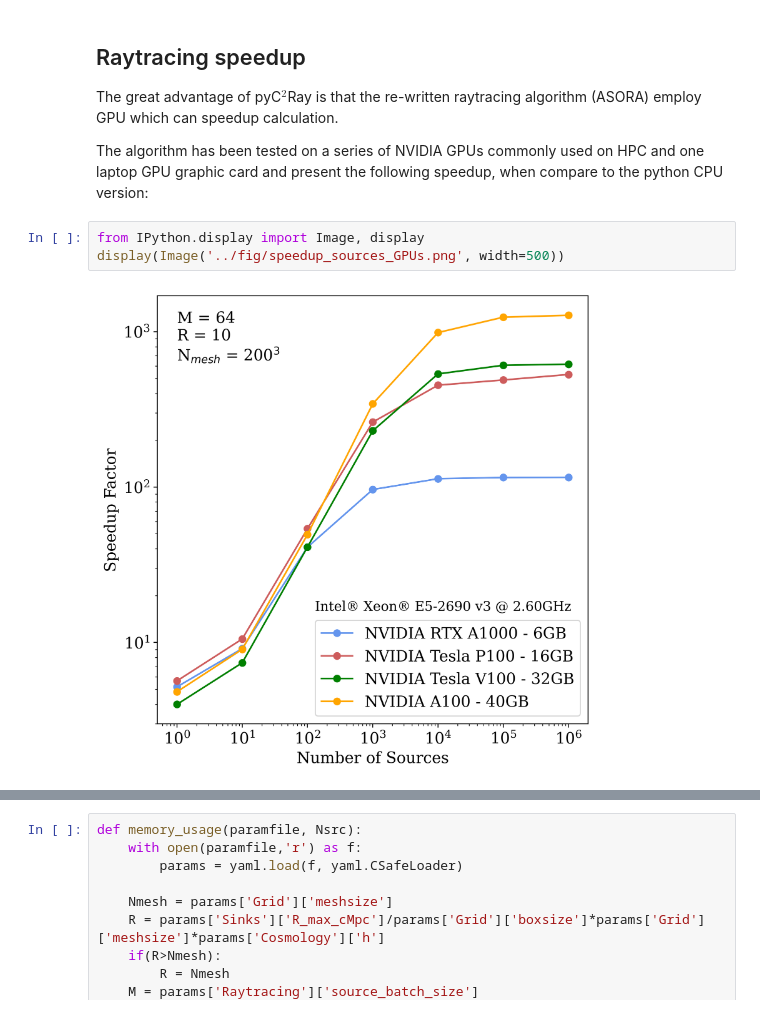
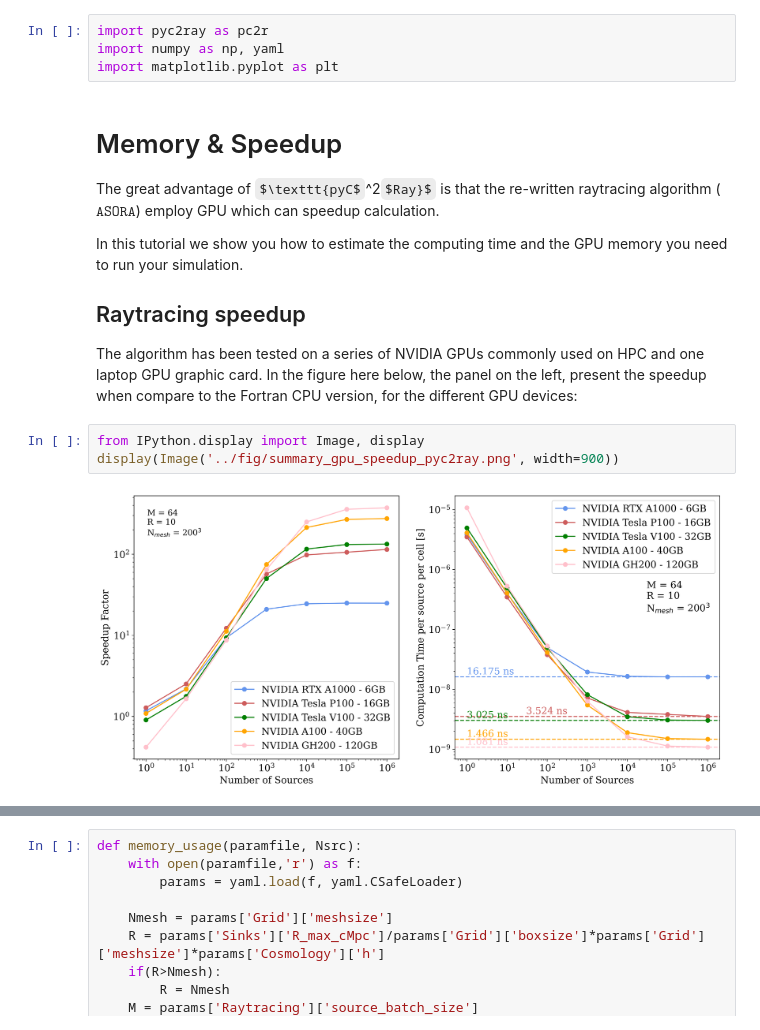
Before and after one commit to cosmic-reionization/pyC2Ray, a Jupyter notebook: docs/tutorials/memory.ipynb, the cells around one changed output, grey strips where cells are left out. Saved outputs shown, nothing was run; the diff lists cells and outputs as text; some formulas as TeX source.

Commit message:
working on the tutorials for Ivo

```diff
--- a/docs/tutorials/memory.ipynb
+++ b/docs/tutorials/memory.ipynb
@@ -1,11 +1,18 @@
+# %%
+import pyc2ray as pc2r
+import numpy as np, yaml
+import matplotlib.pyplot as plt
 # %% [markdown]
+# Memory & Speedup
+The great advantage of $\texttt{pyC$^2$Ray}$ is that the re-written raytracing algorithm ($\texttt{ASORA}$) employ GPU which can speedup calculation.
+
+In this tutorial we show you how to estimate the computing time and the GPU memory you need to run your simulation.
+
 ## Raytracing speedup
 
-The great advantage of pyC$^2$Ray is that the re-written raytracing algorithm (ASORA) employ GPU which can speedup calculation.
-
-The algorithm has been tested on a series of NVIDIA GPUs commonly used on HPC and one laptop GPU graphic card and present the following speedup, when compare to the python CPU version:
+The algorithm has been tested on a series of NVIDIA GPUs commonly used on HPC and one laptop GPU graphic card. In the figure here below, the panel on the left, present the speedup when compare to the Fortran CPU version, for the different GPU devices:
 # %%
 from IPython.display import Image, display
-display(Image('../fig/speedup_sources_GPUs.png', width=500))
+display(Image('../fig/summary_gpu_speedup_pyc2ray.png', width=900))
 # %% [output]
-[figure, old version]
+[figure, new version]
```
Also changed, not shown: parts of 4 cells of this notebook, 2 other files.
